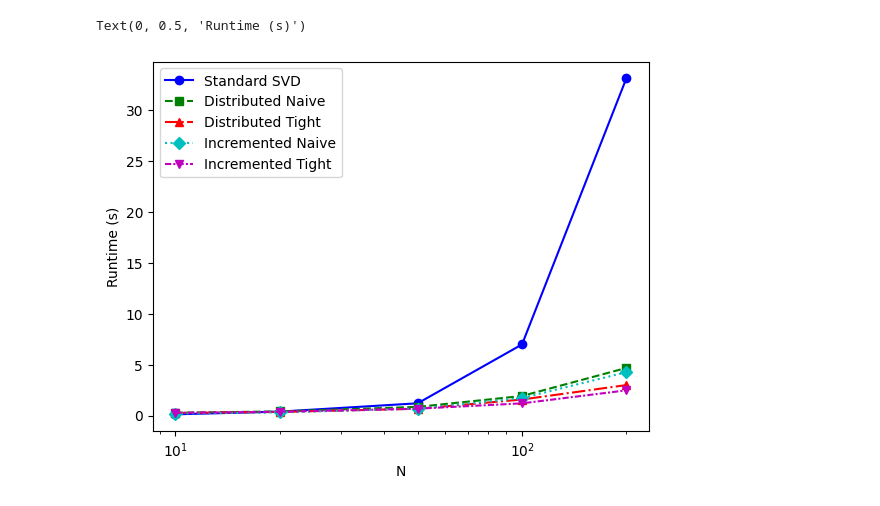
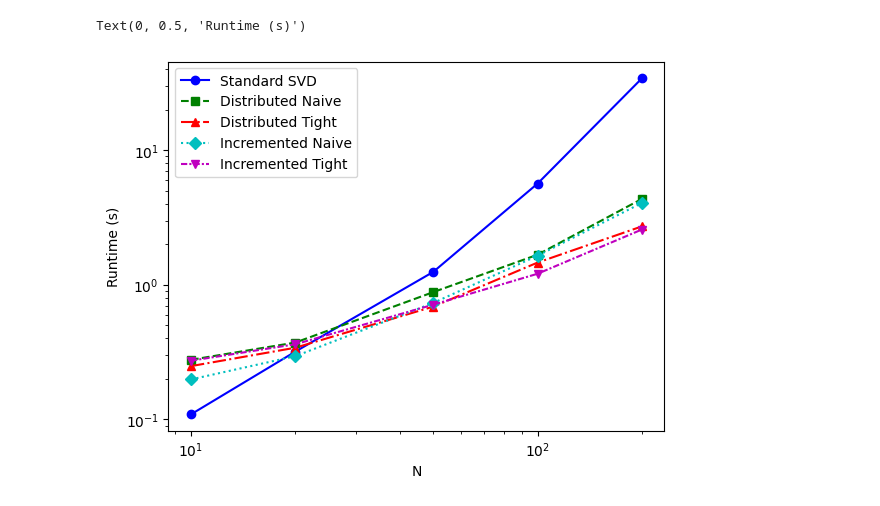
Before and after one commit to metersquared/hasvd, a Jupyter notebook: data_analysis.ipynb, the cells around one changed output. Drawn from its saved outputs; the diff is of its cells as text; code cells hidden in the pictures.

```diff
--- a/data_analysis.ipynb
+++ b/data_analysis.ipynb
@@ -91,41 +234,42 @@ plt.ylabel('Runtime (s)')
 M = 200
 m = 20
 n = 20
-omega = 0.1
+omega = 0.9
 eps = 0.001
 
 filtered_df = df[(df['M'] == M) & (df['m'] == m) & (df['n'] == n) & (df['omega'] == omega) & (df['eps'] == eps)]
 # Extract the relevant columns
 filtered_df = filtered_df[['N', 'rt', 'rt_dist_naive', 'rt_dist_tight', 'rt_inc_naive', 'rt_inc_tight']]
 
 # Define new labels for the plot
 label_map = {
     'rt': 'Standard SVD',
     'rt_dist_naive': 'Distributed Naive',
     'rt_dist_tight': 'Distributed Tight',
     'rt_inc_naive': 'Incremented Naive',
     'rt_inc_tight': 'Incremented Tight'
 }
 
 ax = None
 for i, col in enumerate(['rt', 'rt_dist_naive', 'rt_dist_tight', 'rt_inc_naive', 'rt_inc_tight']):
     marker = markers[i % len(markers)] if col != 'eps_self' else None
     ax = filtered_df.plot(
         x='N',
         y=col,
         ax=ax,
         label=label_map[col],
         marker=marker,
         color=colors[i % len(colors)],
         linestyle=linestyles[i % len(linestyles)]
     )
 # Logplot the y-axis and x-axis
 plt.xscale('log')
+plt.yscale('log')
 plt.xlabel('N')
 plt.ylabel('Runtime (s)')
 # %% [output]
 Text(0, 0.5, 'Runtime (s)')
-[figure, old version]
+[figure, new version]
 # %%
 # Filter the data for the specific M, m, n values
 M = 200
```
Also changed, not shown: parts of 8 cells of this notebook, 4 other files.
